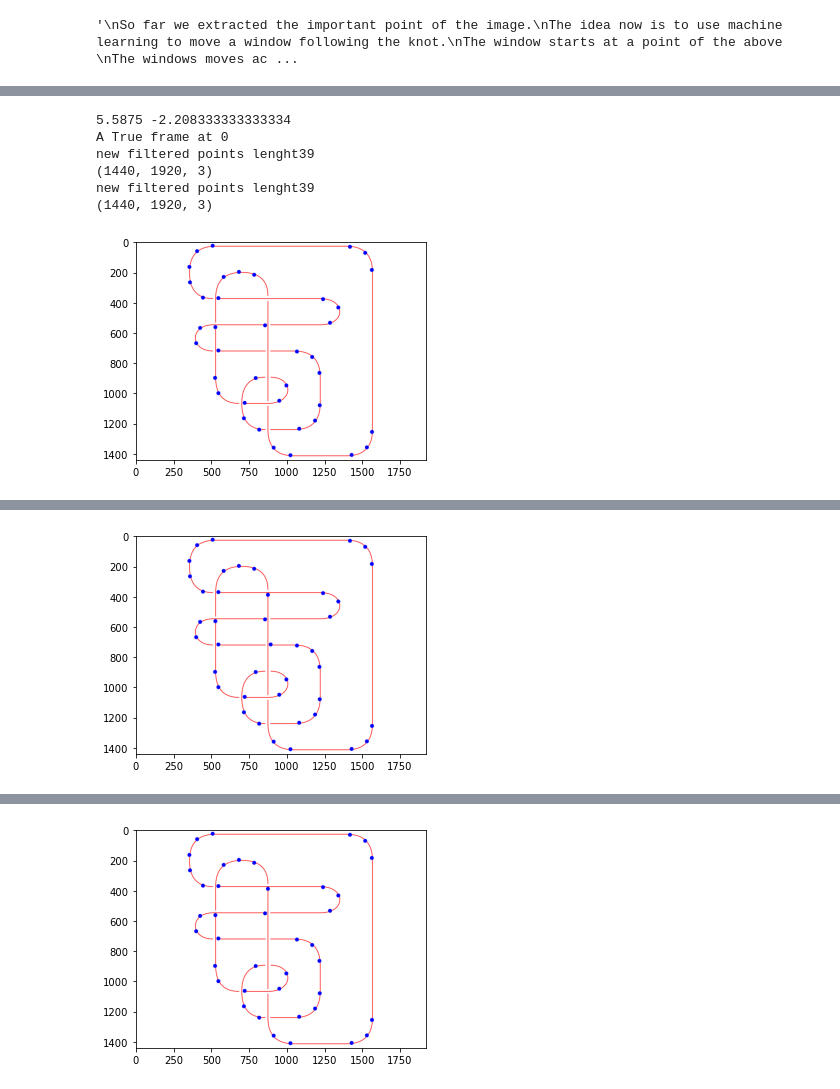
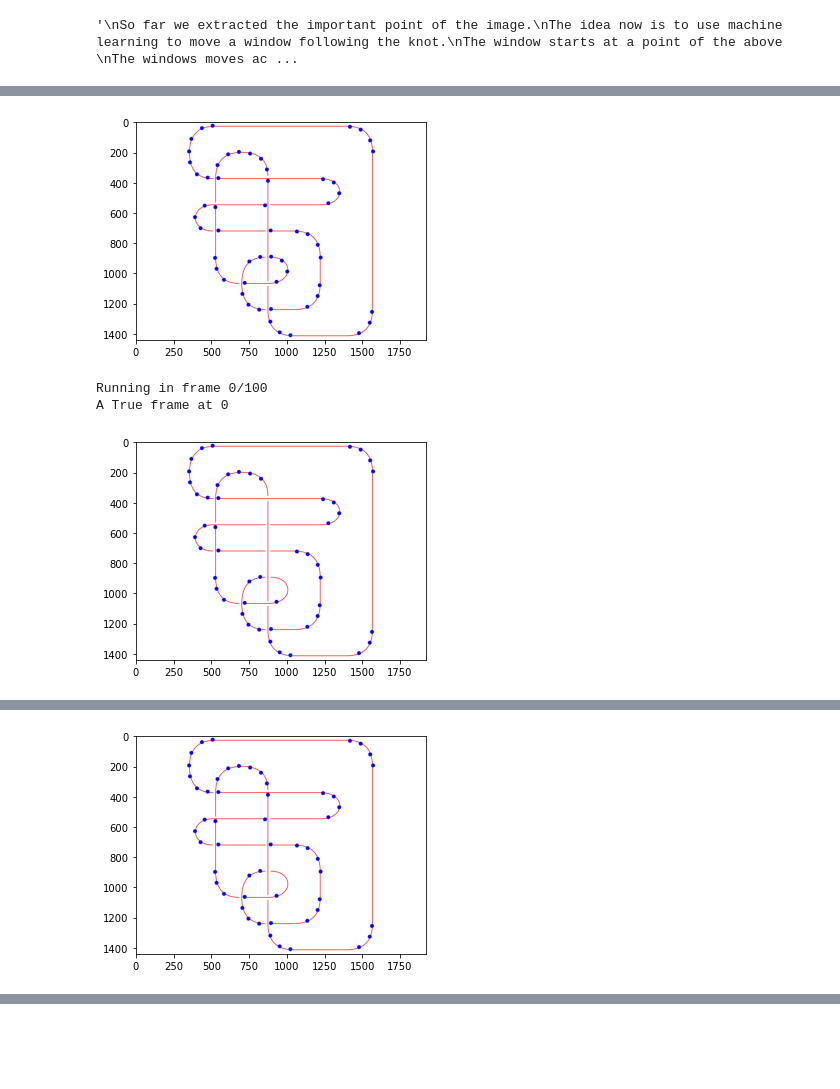
Before and after one commit to DanielBermudez00/Knot-Images-to-regina-code, a Jupyter notebook: scripts/Test-Funtions.ipynb, the cells around one changed output, grey strips where cells are left out. Drawn from its saved outputs; the diff is of its cells as text; code cells hidden in the pictures; blank space fills up the shorter version.

```diff
--- a/scripts/Test-Funtions.ipynb
+++ b/scripts/Test-Funtions.ipynb
@@ -365,11 +197,0 @@ straigt, it would be nice to add a functionality of the code that randimly twist
-# %%
-# Open and load the file
-with open(os.path.join(DATA_DIR, "labels.json"), "r") as file:
-    data = json.load(file)
-
-#Creates an iterable with the filenames
-filename=[label['filename'] for label in data ]
-directions=[label['direction'] for label in data ]
-
-
-#print(filename)
@@ -739,0 +198,6 @@ NameError: name 'crop_tensor' is not defined
+# %%
+#-------------------------------------------------------
+# This block should import the NN classifying crossings
+#--------------------------------------------------------
+
+NN_WORKING=False
@@ -890,55 +325,32 @@ The shape of the input tensor after flattening is: torch.Size([1, 12288])
 # %%
-#-----------------------------
+#----------------------------------------------------
 # This block makes a Video of the window path
-#-------------------------------
+#----------------------------------------------------
 
 
 '''
-This method is not working right now
+This should be changed into a function
 '''
 
 
 from matplotlib.animation import FuncAnimation
 from IPython.display import HTML
 
-image= cv2.imread(test_image)
-
-#img_copy = base_image.copy()
-def Clean_canvas_and_Add_Points(new_filtered_points):
-    print(f"new filtered points lenght{ len(new_filtered_points)}")
-    image_copy = image.copy()
-
-    new_filtered_points_for_draw=np.array([[point] for point in new_filtered_points])
-
-    #print(filtered_points_for_draw)
-
-    image_with_fil=cv2.drawContours(image_copy, new_filtered_points_for_draw, -1, (0,0,255), 25)
-
-    print(image_with_fil.shape)
-
-    return image_with_fil
 
 # Setup Figure
 fig, ax = plt.subplots()
 
-# Plot of the background
-filtered_points_for_draw=np.array([[point] for point in filtered_points])
+
+#Initialize the important points and the omage with important points
+important_points, background_image= find_important_points(og_image,resolution=70, with_image=True,show=True)
 
 
-
-image_with_fil=cv2.drawContours(image, filtered_points_for_draw, -1, (0,0,255), 25)
-
-copy_image_with_fil = image_with_fil.copy()
-
-
-background= ax.imshow(copy_image_with_fil, extent=[0, 12, -10, 10], aspect='auto')
-
-
-
-# Initialize the line that will move according to the NN
+# Initialize the line that will move according to the NN and the background
 ln, = ax.plot([], [], '-r', lw=2)
 ln_plusx, = ax.plot([], [], '-r', lw=2)
 ln_plusy, = ax.plot([], [], '-r', lw=2)
+background= ax.imshow(background_image, extent=[0, 12, -10, 10], aspect='auto')
+
 
 
 #DATA is an tuple of x, y (see block above)
@@ -961,42 +373,39 @@ def update(frame, path_data):
     current_x, current_y = path_data[frame]
     current_x_plus, current_y_plus= (current_x+32)/PIXEL_HEIGHT*12, 10-(current_y+32)/PIXEL_WIDTH*20
     current_x, current_y= current_x/PIXEL_HEIGHT*12, 10-current_y/PIXEL_WIDTH*20
 
 
+    if frame % 10 == 0:
+        print(f"Running in frame {frame}/{100}")
 
-
-    print(current_x,current_y)
     ln.set_data(current_x, current_y)
 
     ln_plusx.set_data(current_x_plus, current_y)
     ln_plusy.set_data(current_x, current_y_plus)
 
 
     if DATA_BOOLEAN[frame]:
         print(f"A True frame at {frame}")
         new_filtered_points = DATA_FILTERTED_POINTS[frame]
-        background.set_data(Clean_canvas_and_Add_Points(new_filtered_points))
+        background_image=im_with_important_points(og_image, new_filtered_points, show=True)
+        background.set_data(background_image)
         # When the background changes return both the line moving and the new background
-        plt.imshow(Clean_canvas_and_Add_Points(new_filtered_points) )
-        plt.show()
+
         return (ln,ln_plusx,ln_plusy, background,)
 
     return (ln,ln_plusx,ln_plusy,)
 
 # 4. Create Animation
 # We remove ln_background from update because it's static
 ani = FuncAnimation(fig, update, fargs=[window_path],
                     frames=80,
                     init_func=init, blit= True)
 
 
 plt.close()
 HTML(ani.to_jshtml())
 # %% [output]
+[figure, new version]
-5.5875 -2.208333333333334
+Running in frame 0/100
 A True frame at 0
-new filtered points lenght39
-(1440, 1920, 3)
-new filtered points lenght39
-(1440, 1920, 3)
-[figure, old version]
+[figure, new version]
@@ -1009 +413 @@ new filtered points lenght41
-[figure, old version]
+[figure, new version]
@@ -1029 +415,0 @@ new filtered points lenght40
-[figure, old version]
```
Also changed, not shown: parts of 29 cells of this notebook, 2 other files.
